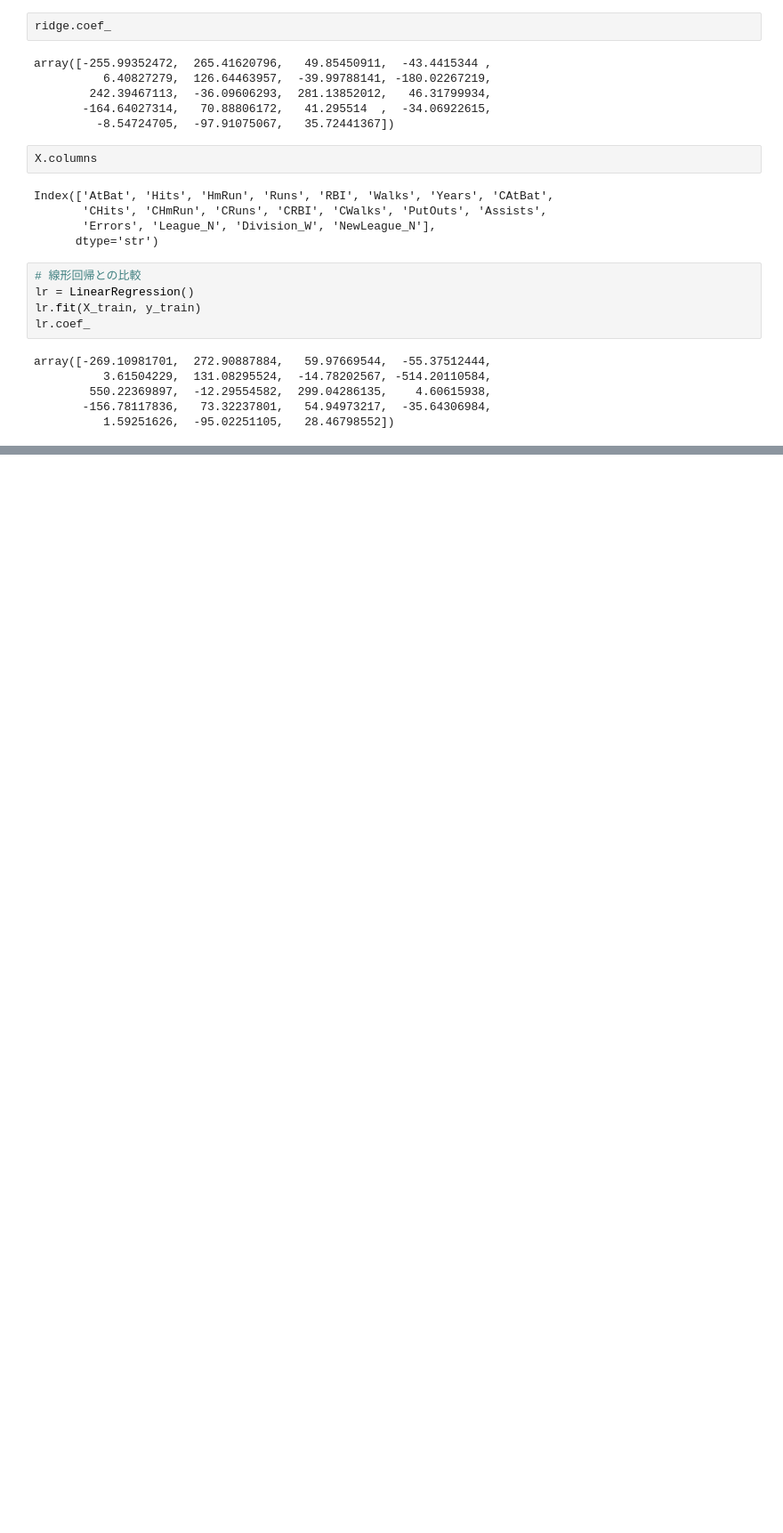
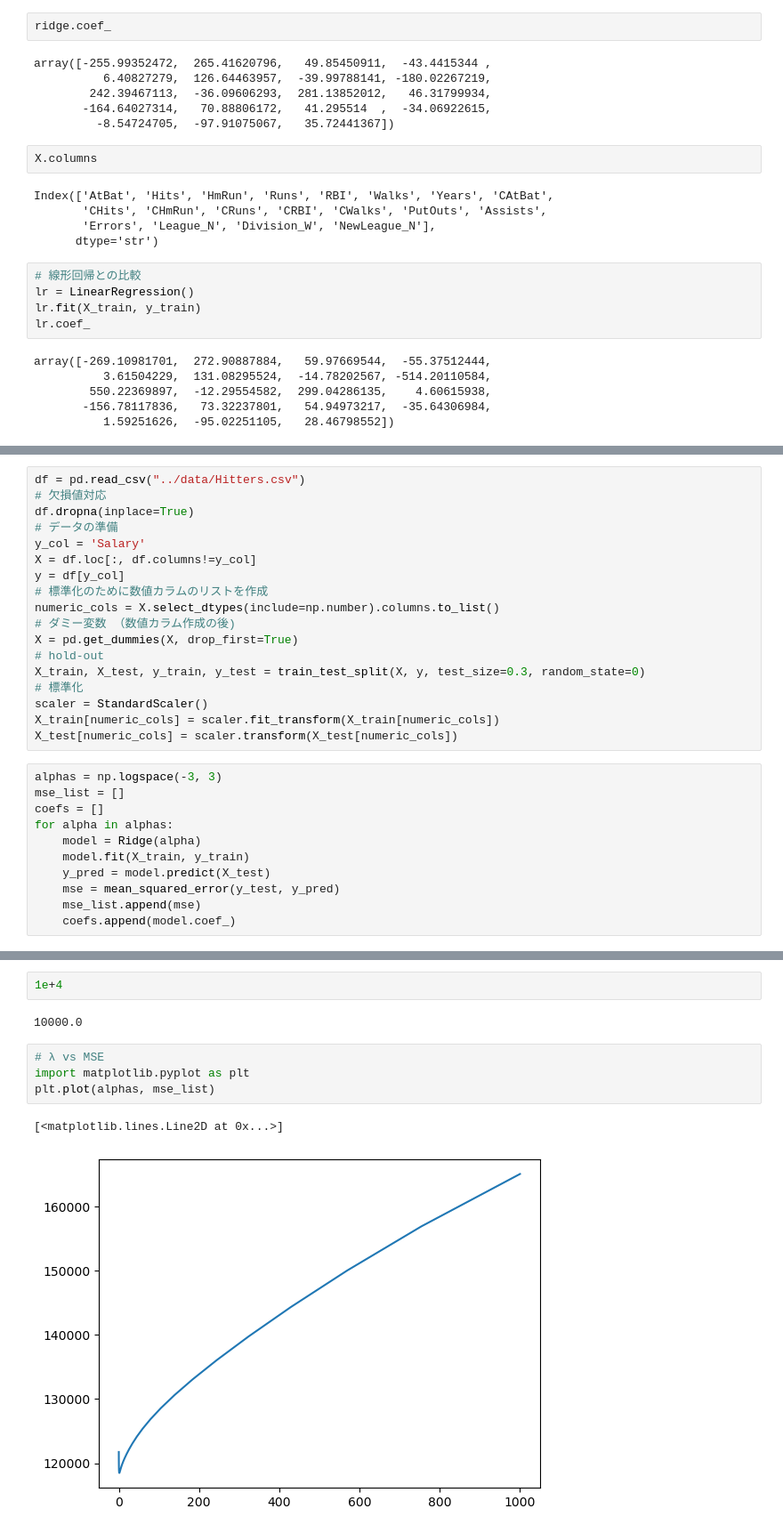
Before and after one commit to rolo9/ml-learning-01_Foundations_Part_1, a Jupyter notebook: notebooks/regularization.ipynb, the cells around one changed output, grey strips where cells are left out. Shown at 89% size. Drawn from its saved outputs; the diff is of its cells as text; blank space fills up the shorter version.

```diff
--- a/notebooks/regularization.ipynb
+++ b/notebooks/regularization.ipynb
@@ -259,0 +262,29 @@ array([-269.10981701,  272.90887884,   59.97669544,  -55.37512444,
+# %%
+df = pd.read_csv("../data/Hitters.csv")
+# 欠損値対応
+df.dropna(inplace=True)
+# データの準備
+y_col = 'Salary'
+X = df.loc[:, df.columns!=y_col]
+y = df[y_col]
+# 標準化のために数値カラムのリストを作成
+numeric_cols = X.select_dtypes(include=np.number).columns.to_list()
+# ダミー変数 （数値カラム作成の後)
+X = pd.get_dummies(X, drop_first=True)
+# hold-out
+X_train, X_test, y_train, y_test = train_test_split(X, y, test_size=0.3, random_state=0)
+# 標準化
+scaler = StandardScaler()
+X_train[numeric_cols] = scaler.fit_transform(X_train[numeric_cols])
+X_test[numeric_cols] = scaler.transform(X_test[numeric_cols])
+# %%
+alphas = np.logspace(-3, 3)
+mse_list = []
+coefs = []
+for alpha in alphas:
+    model = Ridge(alpha)
+    model.fit(X_train, y_train)
+    y_pred = model.predict(X_test)
+    mse = mean_squared_error(y_test, y_pred)
+    mse_list.append(mse)
+    coefs.append(model.coef_)
@@ -259,0 +311,11 @@ array([-269.10981701,  272.90887884,   59.97669544,  -55.37512444,
+# %%
+1e+4
+# %% [output]
+10000.0
+# %%
+# λ vs MSE
+import matplotlib.pyplot as plt
+plt.plot(alphas, mse_list)
+# %% [output]
+[<matplotlib.lines.Line2D at 0x...>]
+[figure, added]
```
Also changed, not shown: parts of 8 cells of this notebook.
